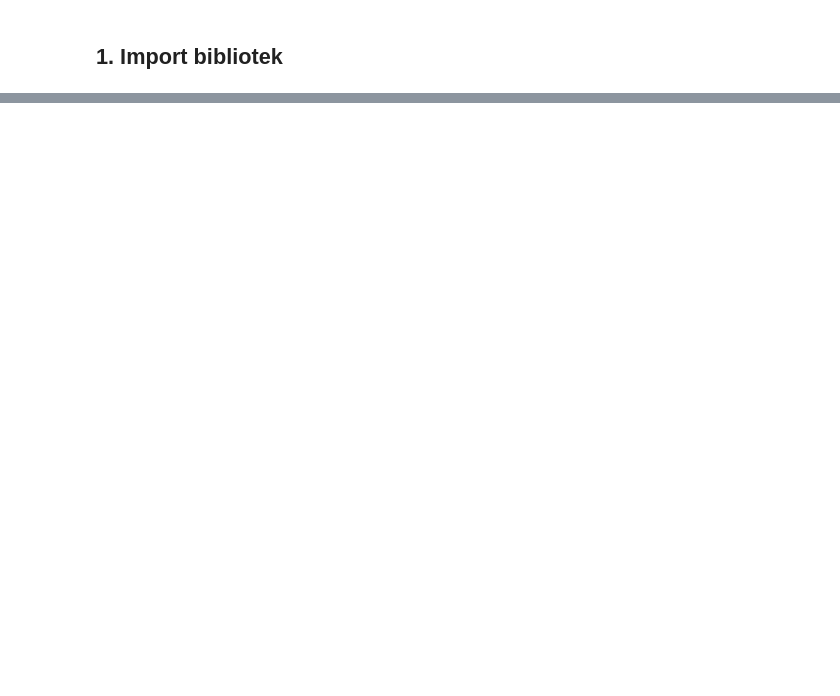
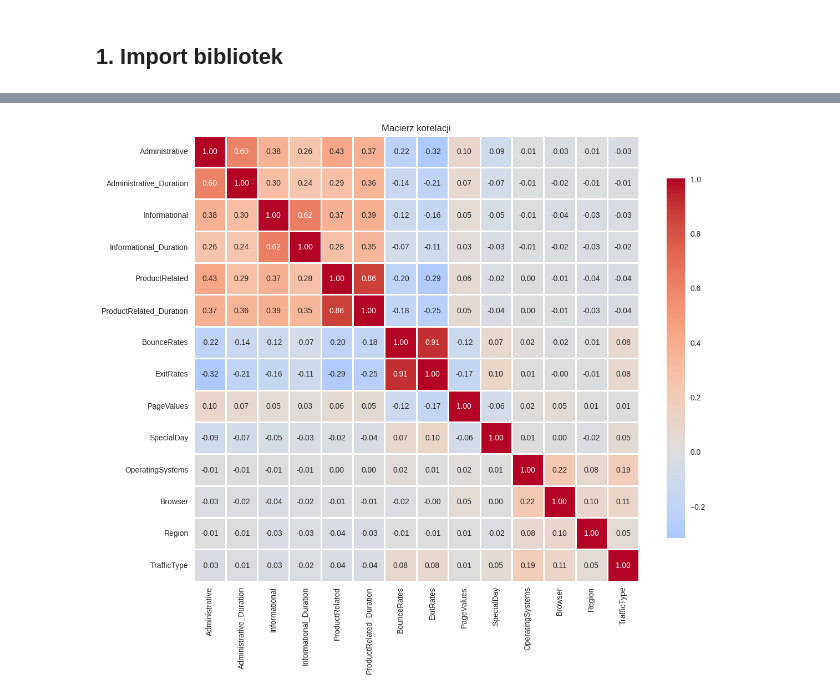
Before and after one commit to n3xus47/ML-in-python-CDV-Predicting-Purchase-Intentions, a Jupyter notebook: main.ipynb, the cells around one changed output, grey strips where cells are left out. Cells and saved outputs as stored; diff of their text form; code cells hidden in the pictures; blank space fills up the shorter version.

```diff
--- a/main.ipynb
+++ b/main.ipynb
@@ -293,0 +32,8 @@ liczba cech: 19
+# %%
+# Konfiguracja projektu
+CONFIG = {
+    'data_path': 'online_shoppers_intention.csv',
+    'target_col': 'Revenue',
+    'test_size': 0.2,
+    'random_state': 42
+}
@@ -293,0 +192,5 @@ liczba cech: 19
+# %%
+# Wizualizacja macierzy korelacji
+analyzer.visualize_correlations(data)
+# %% [output]
+[figure, added]
```
Also changed, not shown: parts of 38 cells of this notebook.
